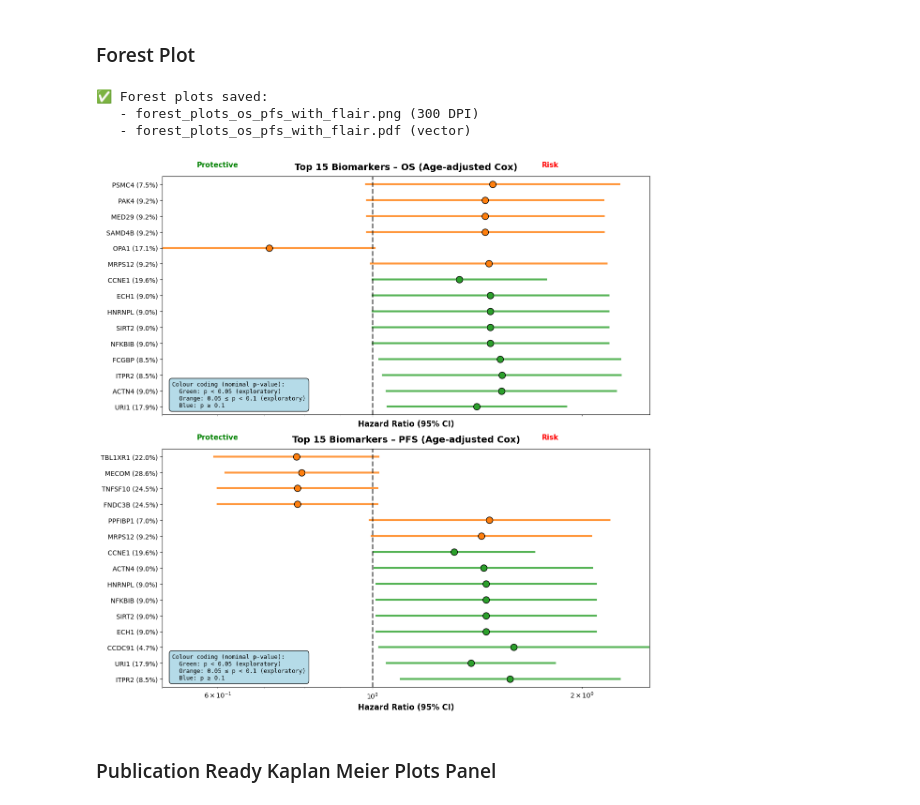
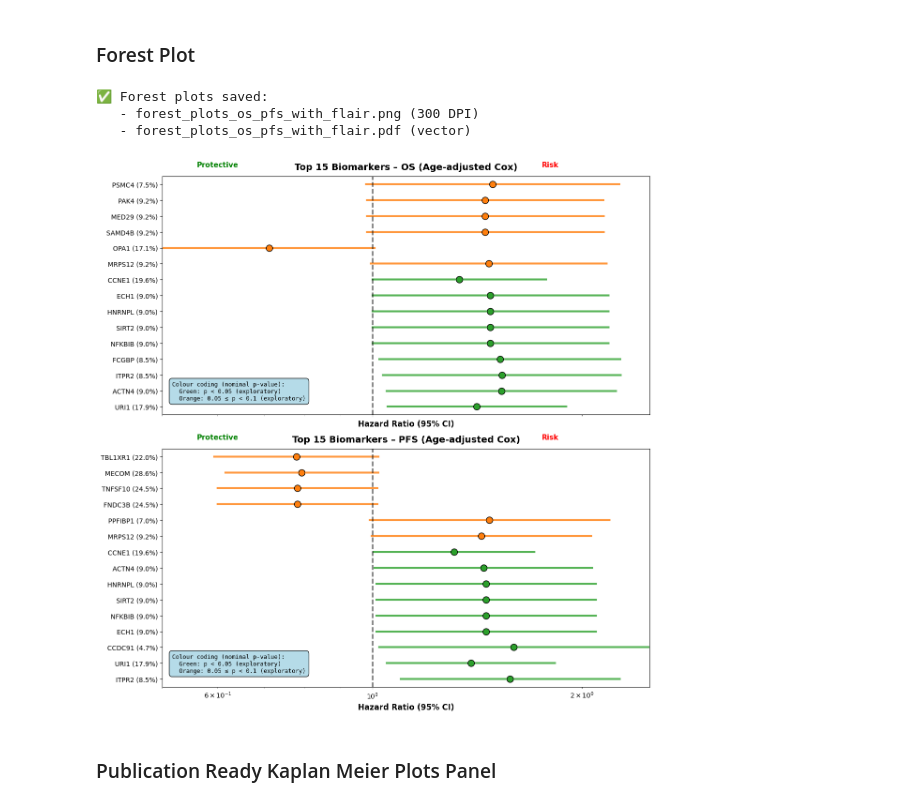
Before and after one commit to faith-ogun/bioslate-hgsoc-core, a Jupyter notebook: notebooks/tcga_ov_biomarker_survival_analysis.ipynb, the cells around one changed output. Drawn from its saved outputs; the diff is of its cells as text; code cells hidden in the pictures.

```diff
--- a/notebooks/tcga_ov_biomarker_survival_analysis.ipynb
+++ b/notebooks/tcga_ov_biomarker_survival_analysis.ipynb
@@ -1216,7 +1214,7 @@ if texts:
 ax.set_xlabel('log₂(Hazard Ratio)', fontsize=14, fontweight='bold')
 ax.set_ylabel('-log₁₀(p-value)', fontsize=14, fontweight='bold')
 ax.set_title('Biomarker Progression Free Survival Analysis in HGSOC\n'
-             '200 Pre-specified Biomarkers',
+             '201 Pre-specified Biomarkers',
              fontsize=16, fontweight='bold', pad=20)
 
 # Grid
@@ -1304,10 +1302,8 @@ def plot_forest(ax, forest_data, title):
     for _, row in forest_data.iterrows():
         if row['Adjusted_p'] < 0.05:
             colors.append('#2ca02c')  # Green: nominal p < 0.05
-        elif row['Adjusted_p'] < 0.1:
+        else:
             colors.append('#ff7f0e')  # Orange: 0.05 ≤ p < 0.1
-        else:
-            colors.append('#1f77b4')  # Blue: p ≥ 0.1
 
     # Plot CI lines and HR points
     for i, (_, row) in enumerate(forest_data.iterrows()):
@@ -1343,39 +1339,38 @@ def plot_forest(ax, forest_data, title):
     colour_legend = (
         "Colour coding (nominal p-value):\n"
         "  Green: p < 0.05 (exploratory)\n"
-        "  Orange: 0.05 ≤ p < 0.1 (exploratory)\n"
-        "  Blue: p ≥ 0.1"
+        "  Orange: 0.05 ≤ p < 0.1 (exploratory)"
     )
     ax.text(0.02, 0.14, colour_legend, transform=ax.transAxes, fontsize=9,
             bbox=dict(boxstyle="round,pad=0.5", facecolor="lightblue", alpha=0.9),
             verticalalignment='top', horizontalalignment='left', fontfamily='monospace')
 
 # Prepare data
 os_top = prepare_top15(os_df)
 pfs_top = prepare_top15(pfs_df)
 
 # Create stacked plots
 fig, axes = plt.subplots(2, 1, figsize=(12, 12), sharex=True)
 
 plot_forest(axes[0], os_top, "Top 15 Biomarkers – OS (Age-adjusted Cox)")
 plot_forest(axes[1], pfs_top, "Top 15 Biomarkers – PFS (Age-adjusted Cox)")
 
 plt.tight_layout()
 
 # Save
 plt.savefig('../figures/forest_plots_os_pfs_with_flair.png', dpi=300, bbox_inches='tight')
 plt.savefig('../figures/forest_plots_os_pfs_with_flair.pdf', bbox_inches='tight')
 
 print("✅ Forest plots saved:")
 print("   - forest_plots_os_pfs_with_flair.png (300 DPI)")
 print("   - forest_plots_os_pfs_with_flair.pdf (vector)")
 
 plt.show()
 # %% [output]
 ✅ Forest plots saved:
    - forest_plots_os_pfs_with_flair.png (300 DPI)
    - forest_plots_os_pfs_with_flair.pdf (vector)
-[figure, old version]
+[figure, new version]
 # %% [markdown]
 ### Publication Ready Kaplan Meier Plots Panel
 # %%
```
Also changed, not shown: parts of 7 cells of this notebook, 13 other files.
